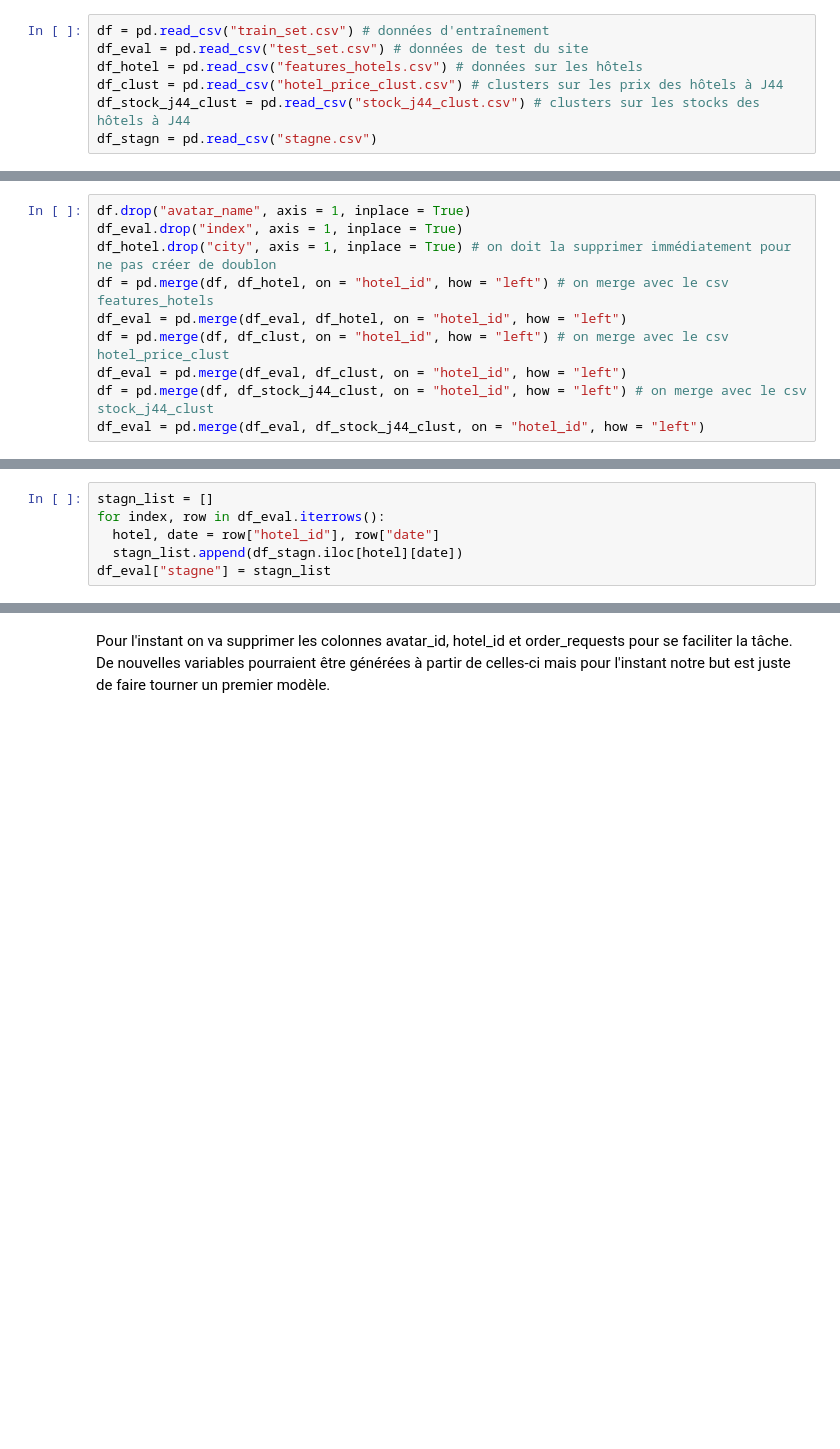
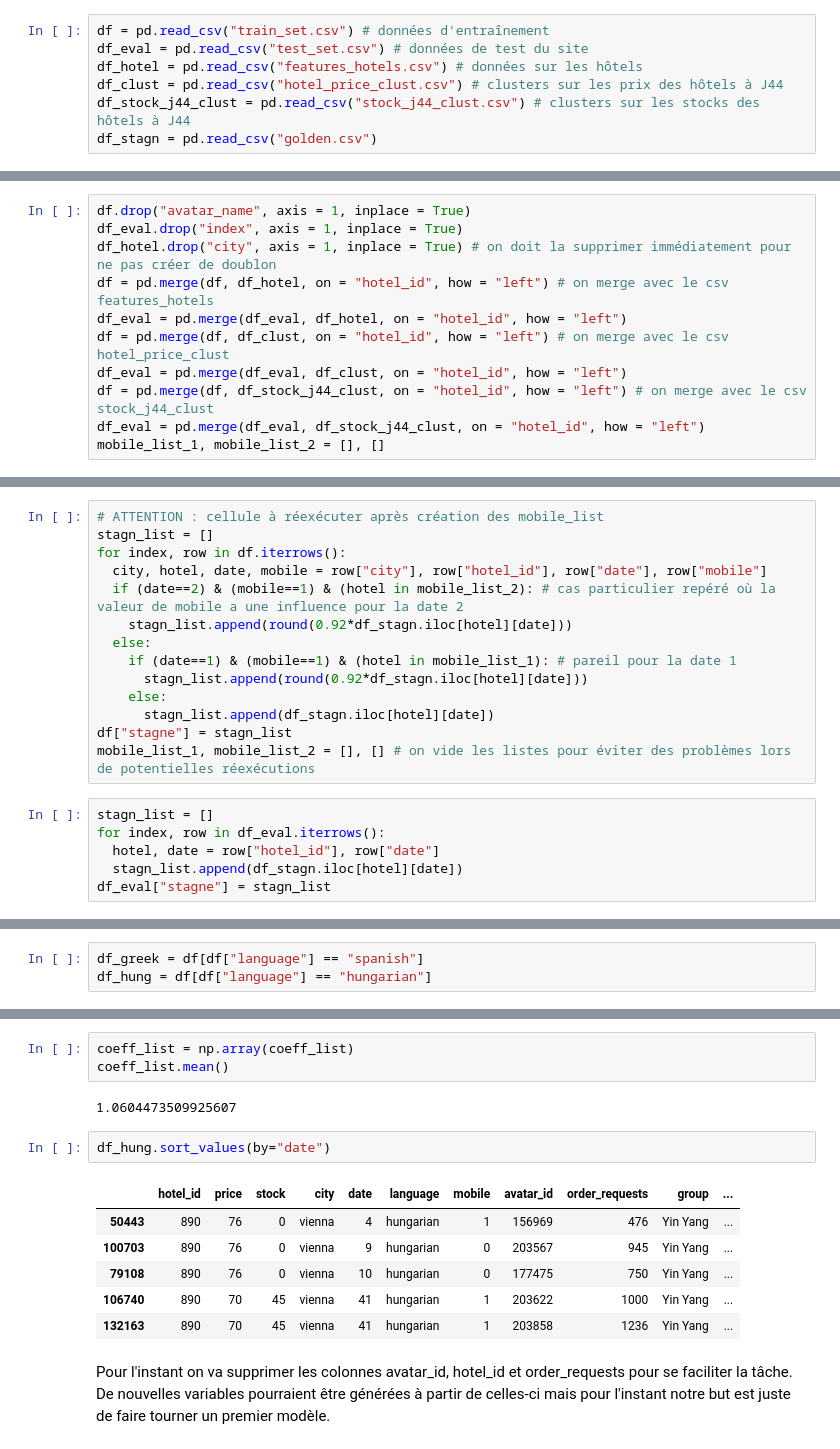
Before and after one commit to RemyLpr/defi_ia, a Jupyter notebook: model/Model_testing.ipynb, the cells around one changed output, grey strips where cells are left out. Cells and saved outputs as stored; diff of their text form; blank space fills up the shorter version.

```diff
--- a/model/Model_testing.ipynb
+++ b/model/Model_testing.ipynb
@@ -19,7 +19,7 @@ df_eval = pd.read_csv("test_set.csv") # données de test du site
 df_hotel = pd.read_csv("features_hotels.csv") # données sur les hôtels
 df_clust = pd.read_csv("hotel_price_clust.csv") # clusters sur les prix des hôtels à J44
 df_stock_j44_clust = pd.read_csv("stock_j44_clust.csv") # clusters sur les stocks des hôtels à J44
-df_stagn = pd.read_csv("stagne.csv")
+df_stagn = pd.read_csv("golden.csv")
 # %% [markdown]
 # Preview des données
 # %%
@@ -68,4 +68,5 @@ df = pd.merge(df, df_clust, on = "hotel_id", how = "left") # on merge avec le cs
 df_eval = pd.merge(df_eval, df_clust, on = "hotel_id", how = "left")
 df = pd.merge(df, df_stock_j44_clust, on = "hotel_id", how = "left") # on merge avec le csv stock_j44_clust
 df_eval = pd.merge(df_eval, df_stock_j44_clust, on = "hotel_id", how = "left")
+mobile_list_1, mobile_list_2 = [], []
 # %% [markdown]
@@ -79,3 +74,17 @@ df["stagne"] = stagn_list
+# %%
+# ATTENTION : cellule à réexécuter après création des mobile_list
+stagn_list = []
+for index, row in df.iterrows():
+  city, hotel, date, mobile = row["city"], row["hotel_id"], row["date"], row["mobile"]
+  if (date==2) & (mobile==1) & (hotel in mobile_list_2): # cas particulier repéré où la valeur de mobile a une influence pour la date 2
+    stagn_list.append(round(0.92*df_stagn.iloc[hotel][date]))
+  else:
+    if (date==1) & (mobile==1) & (hotel in mobile_list_1): # pareil pour la date 1
+      stagn_list.append(round(0.92*df_stagn.iloc[hotel][date]))
+    else:
+      stagn_list.append(df_stagn.iloc[hotel][date])
+df["stagne"] = stagn_list
+mobile_list_1, mobile_list_2 = [], [] # on vide les listes pour éviter des problèmes lors de potentielles réexécutions
 # %%
 stagn_list = []
 for index, row in df_eval.iterrows():
@@ -84,0 +103,3 @@ df_eval["stagne"] = stagn_list
+# %%
+df_greek = df[df["language"] == "spanish"]
+df_hung = df[df["language"] == "hungarian"]
@@ -85,3 +133,17 @@ df_eval["stagne"] = stagn_list
+# %%
+coeff_list = np.array(coeff_list)
+coeff_list.mean()
+# %% [output]
+1.0604473509925607
+# %%
+df_hung.sort_values(by="date")
+# %% [output]
+|  | hotel_id | price | stock | city | date | language | mobile | avatar_id | order_requests | group | ... |
+| 50443 | 890 | 76 | 0 | vienna | 4 | hungarian | 1 | 156969 | 476 | Yin Yang | ... |
+| 100703 | 890 | 76 | 0 | vienna | 9 | hungarian | 0 | 203567 | 945 | Yin Yang | ... |
+| 79108 | 890 | 76 | 0 | vienna | 10 | hungarian | 0 | 177475 | 750 | Yin Yang | ... |
+| 106740 | 890 | 70 | 45 | vienna | 41 | hungarian | 1 | 203622 | 1000 | Yin Yang | ... |
+| 132163 | 890 | 70 | 45 | vienna | 41 | hungarian | 1 | 203858 | 1236 | Yin Yang | ... |
 # %% [markdown]
 Pour l'instant on va supprimer les colonnes avatar_id, hotel_id et order_requests pour se faciliter la tâche. De nouvelles variables pourraient être générées à partir de celles-ci mais pour l'instant notre but est juste de faire tourner un premier modèle.
 # %%
```
Also changed, not shown: parts of 8 cells of this notebook.
